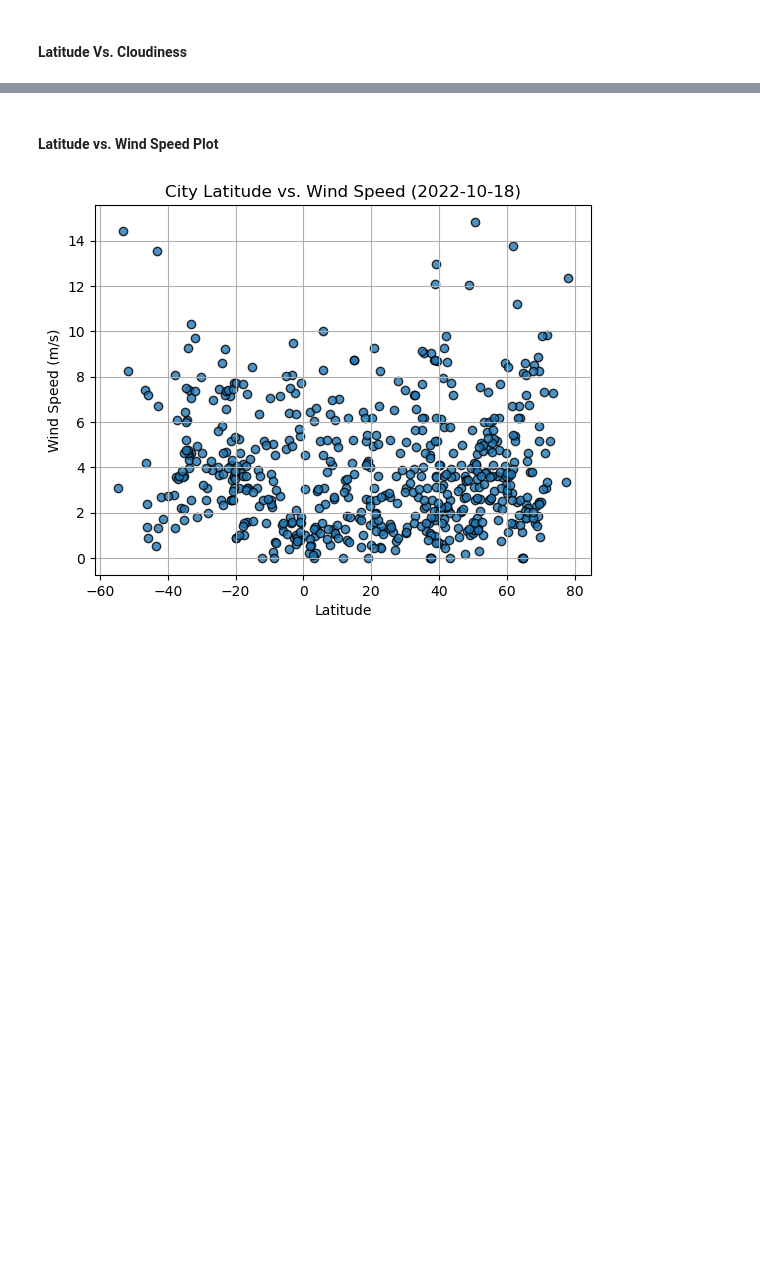
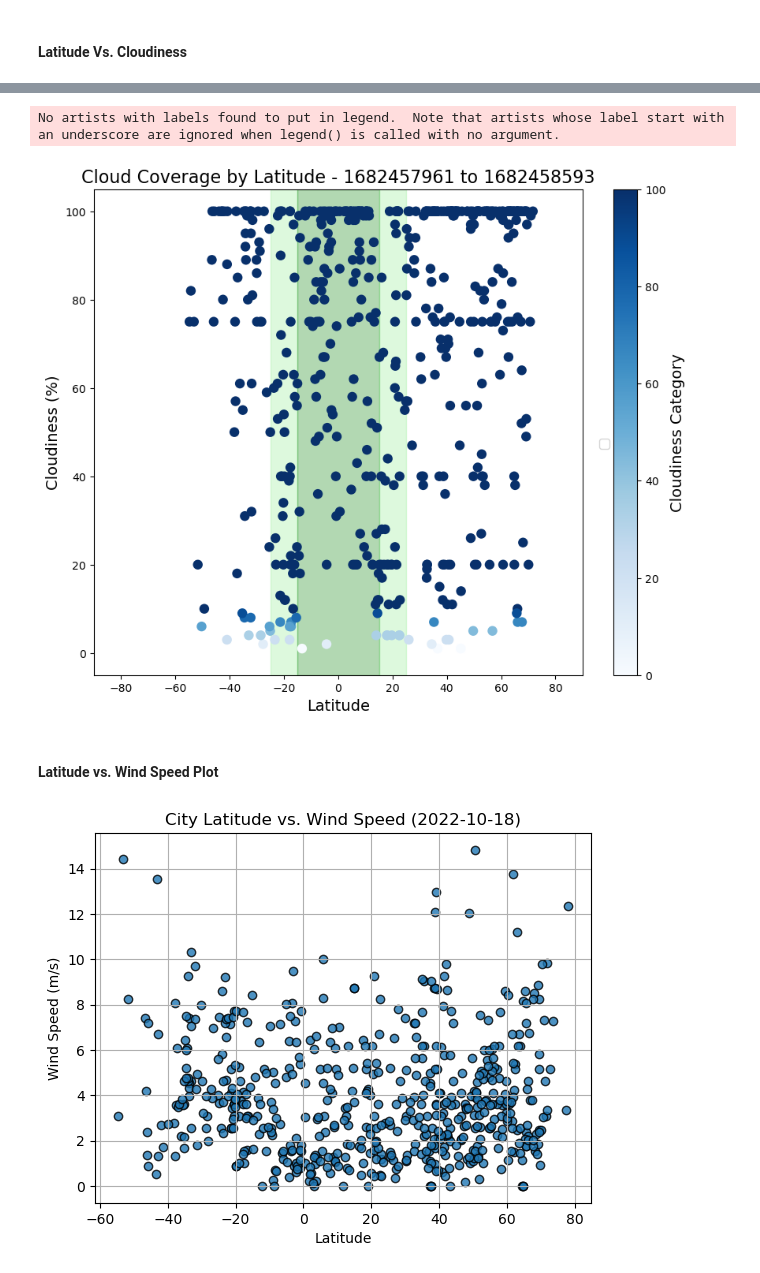
Before and after one commit to kuromasadev/python-api-challenge, a Jupyter notebook: WeatherPy/WeatherPy.ipynb, the cells around one changed output, grey strips where cells are left out. Cells and saved outputs as stored; diff of their text form; code cells hidden in the pictures; blank space fills up the shorter version.

```diff
--- a/WeatherPy/WeatherPy.ipynb
+++ b/WeatherPy/WeatherPy.ipynb
@@ -234,3 +265,77 @@ plt.show()
+# %%
+# Define cloud coverage bins
+bins = [0, 10, 20, 30, 60, 70, 90, 100]
+labels = ["Sunny/Clear", "Fair", "Mostly sunny", "Partly cloudy", "Partly sunny", "Mostly cloudy", "Overcast"]
+city_data_df['Cloudiness Category'] = pd.cut(city_data_df['Cloudiness'], bins=bins, labels=labels)
+
+# Define the tropical moist climates bands
+south_edge = (-25, -15)
+equator_band = (-15, 15)
+north_edge = (15, 25)
+
+# Define figure and axis objects
+fig, ax = plt.subplots(figsize=(10, 8), sharey=True)
+
+# Add tropical moist climates bands
+plt.axvspan(south_edge[0], south_edge[1], color='lightgreen', alpha=0.3)
+plt.axvspan(equator_band[0], equator_band[1], color='green', alpha=0.3)
+plt.axvspan(north_edge[0], north_edge[1], color='lightgreen', alpha=0.3)
+
+# Define the colors for the gradient
+color_map = plt.cm.ScalarMappable(cmap=plt.cm.Blues)
+color_map.set_array(city_data_df['Cloudiness'])
+
+# Plot scatter plot with color-coded cloudiness categories
+for label in labels:
+    subset = city_data_df[city_data_df['Cloudiness Category'] == label]
+    color = plt.cm.Blues(labels.index(label)/float(len(labels)))
+    ax.scatter(subset['Lat'], subset['Cloudiness'],
+               c=color_map.to_rgba(subset['Cloudiness']),
+                 s=80, edgecolors='none')
+
+# Set x and y limits and labels
+ax.set_xlim(-90, 90)
+ax.set_ylim(-5, 105)
+ax.set_xlabel('Latitude', fontsize=14)
+ax.set_ylabel('Cloudiness (%)', fontsize=14)
+
+# Add legend
+ax.legend(fontsize=12, loc='upper left', bbox_to_anchor=(1.02, 0.5))
+
+# Add colorbar
+color_map = plt.cm.ScalarMappable(cmap='Blues', norm=plt.Normalize(vmin=0, vmax=100))
+color_map.set_array([])
+cbar = plt.colorbar(color_map, ax=ax)
+
+# Set label for colorbar
+cbar.set_label('Cloudiness Category', fontsize=14)
+
+# Add title
+if city_data_df['Date'].nunique() == 1:
+    title = 'Cloud Coverage by Latitude - ' + str(city_data_df['Date'].iloc[0])
+else:
+    title = 'Cloud Coverage by Latitude - ' + str(city_data_df['Date'].min()) + ' to ' + str(city_data_df['Date'].max())
+ax.set_title(title, fontsize=16)
+
+plt.show()
+
+
+
+
+# Build the scatter plots for latitude vs. cloudiness
+# YOUR CODE HERE
+
+# Incorporate the other graph properties
+# YOUR CODE HERE
+
+# Save the figure
+#plt.savefig("output_data/Fig3.png")
+
+# Show plot
+#plt.show()
+# %% [output]
+No artists with labels found to put in legend.  Note that artists whose label start with an underscore are ignored when legend() is called with no argument.
+[figure, added]
 # %% [markdown]
 #### Latitude vs. Wind Speed Plot
 # %%
```
Also changed, not shown: parts of 10 cells of this notebook, 2 other files.
